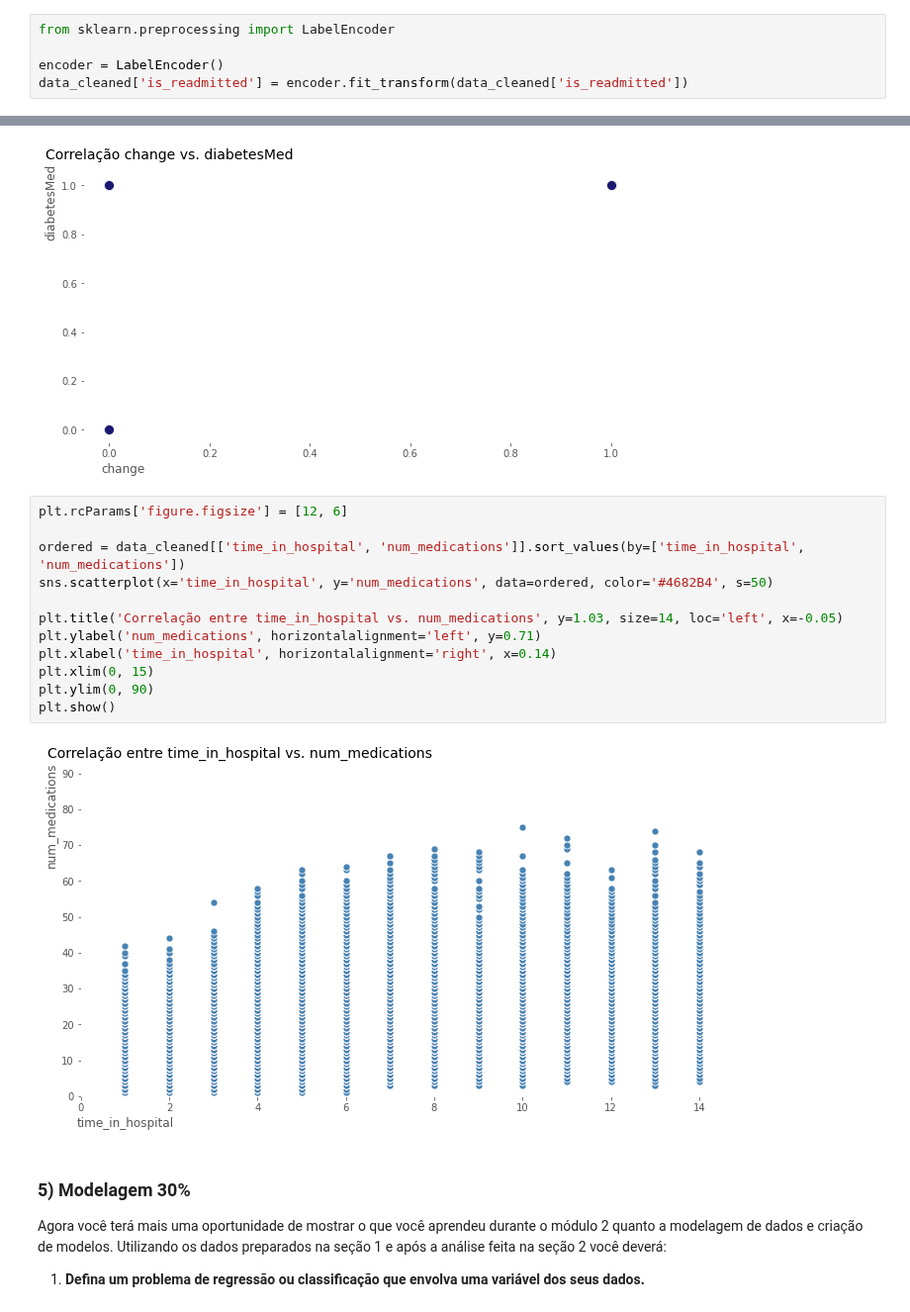
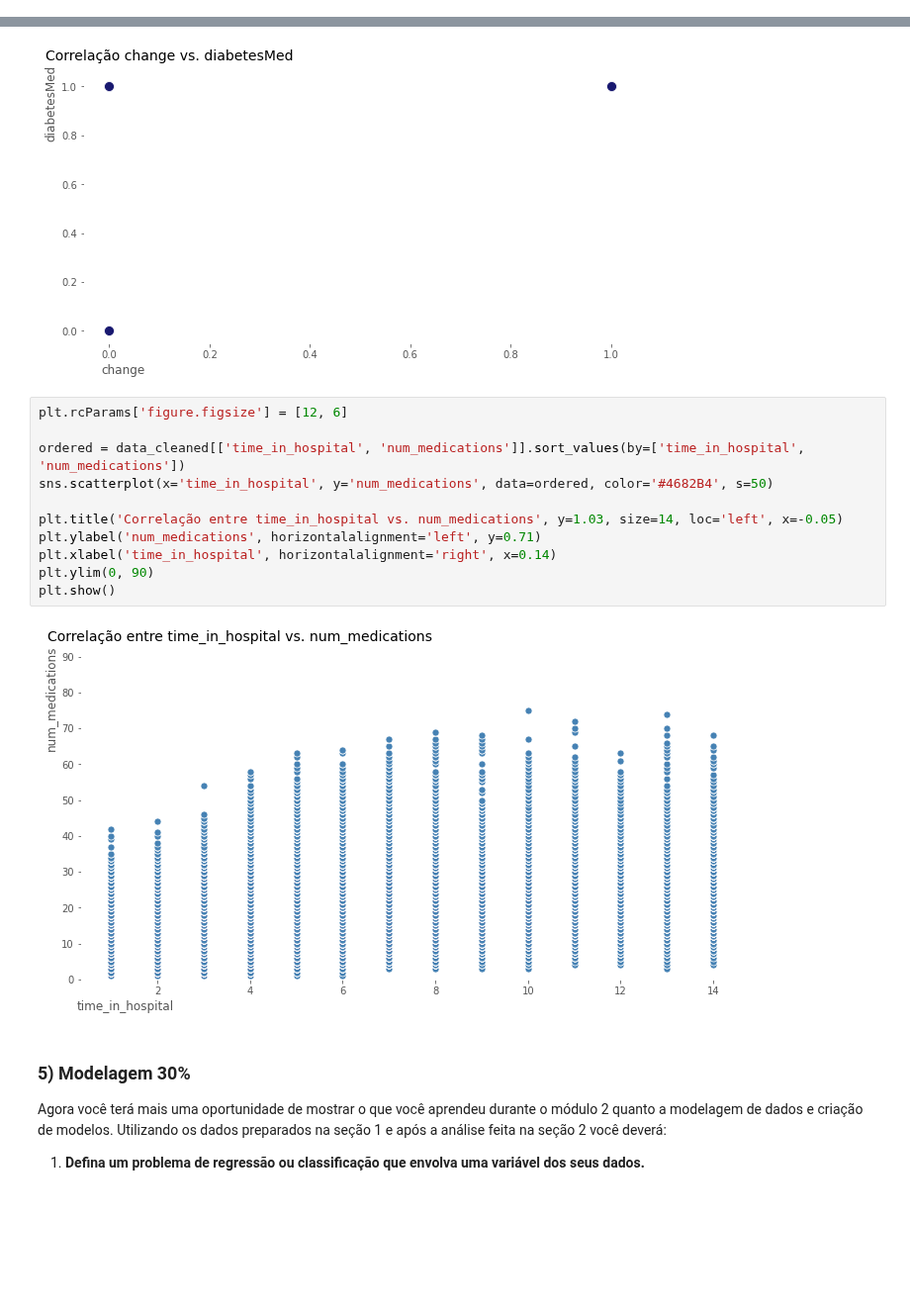
Before and after one commit to LilianeAquino/aed_projeto_3, a Jupyter notebook: template.ipynb, the cells around one changed output, grey strips where cells are left out. Shown at 99% size. Cells and saved outputs as stored; diff of their text form; blank space fills up the shorter version.

```diff
--- a/template.ipynb
+++ b/template.ipynb
@@ -911,6 +883 @@ Temos **52,68** de casos de readmissão para pacientes sem alteração na medica
-# %%
-from sklearn.preprocessing import LabelEncoder
-
-encoder = LabelEncoder()
-data_cleaned['is_readmitted'] = encoder.fit_transform(data_cleaned['is_readmitted'])
 # %% [markdown]
@@ -969,17 +936,16 @@ plt.show()
 # %%
 plt.rcParams['figure.figsize'] = [12, 6]
 
 ordered = data_cleaned[['time_in_hospital', 'num_medications']].sort_values(by=['time_in_hospital', 'num_medications'])
 sns.scatterplot(x='time_in_hospital', y='num_medications', data=ordered, color='#4682B4', s=50)
 
 plt.title('Correlação entre time_in_hospital vs. num_medications', y=1.03, size=14, loc='left', x=-0.05)
 plt.ylabel('num_medications', horizontalalignment='left', y=0.71)
 plt.xlabel('time_in_hospital', horizontalalignment='right', x=0.14)
-plt.xlim(0, 15)
 plt.ylim(0, 90)
 plt.show()
 # %% [output]
-[figure, old version]
+[figure, new version]
 # %% [markdown]
 ### 5) Modelagem 30%
 
```
Also changed, not shown: parts of 69 cells of this notebook.
